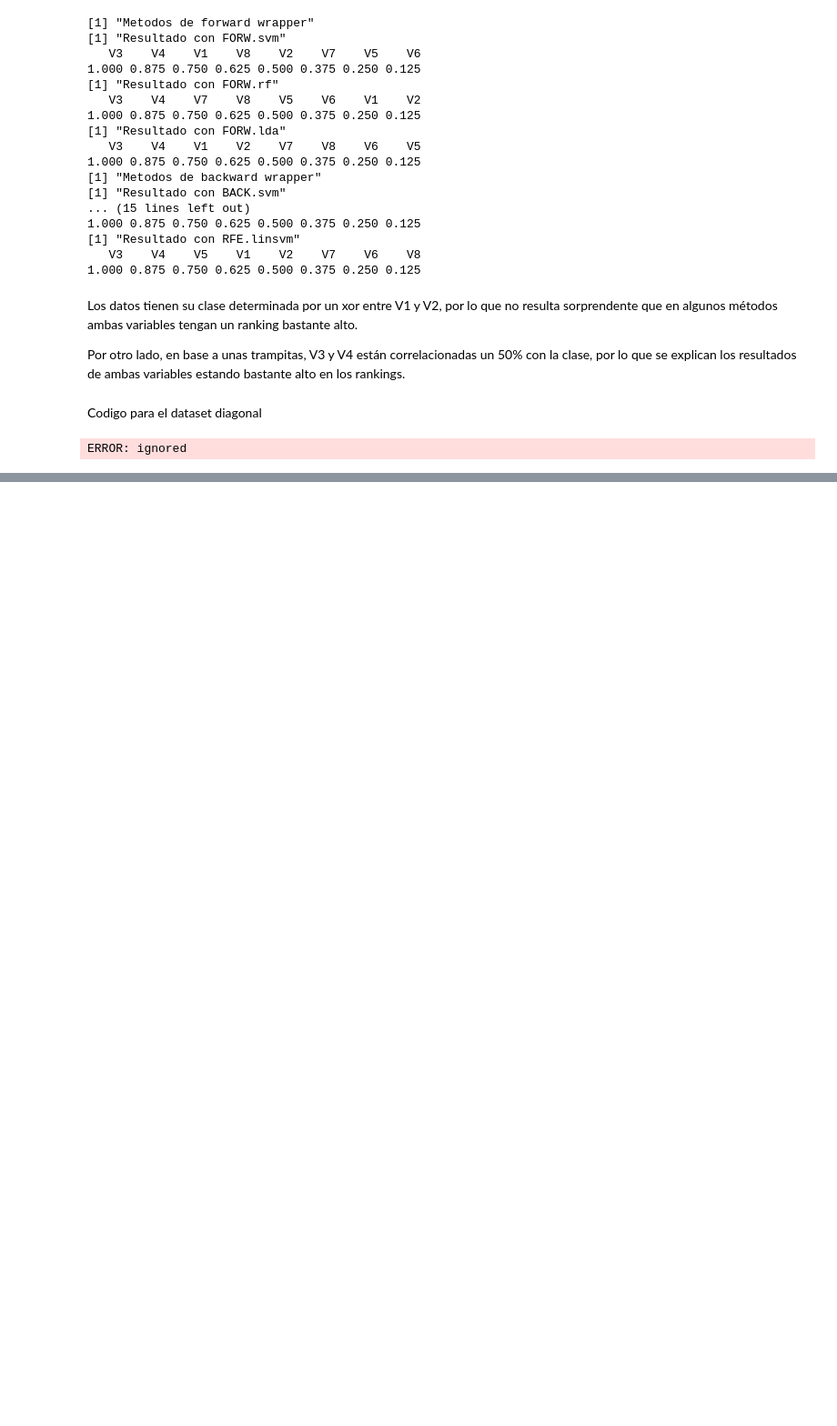
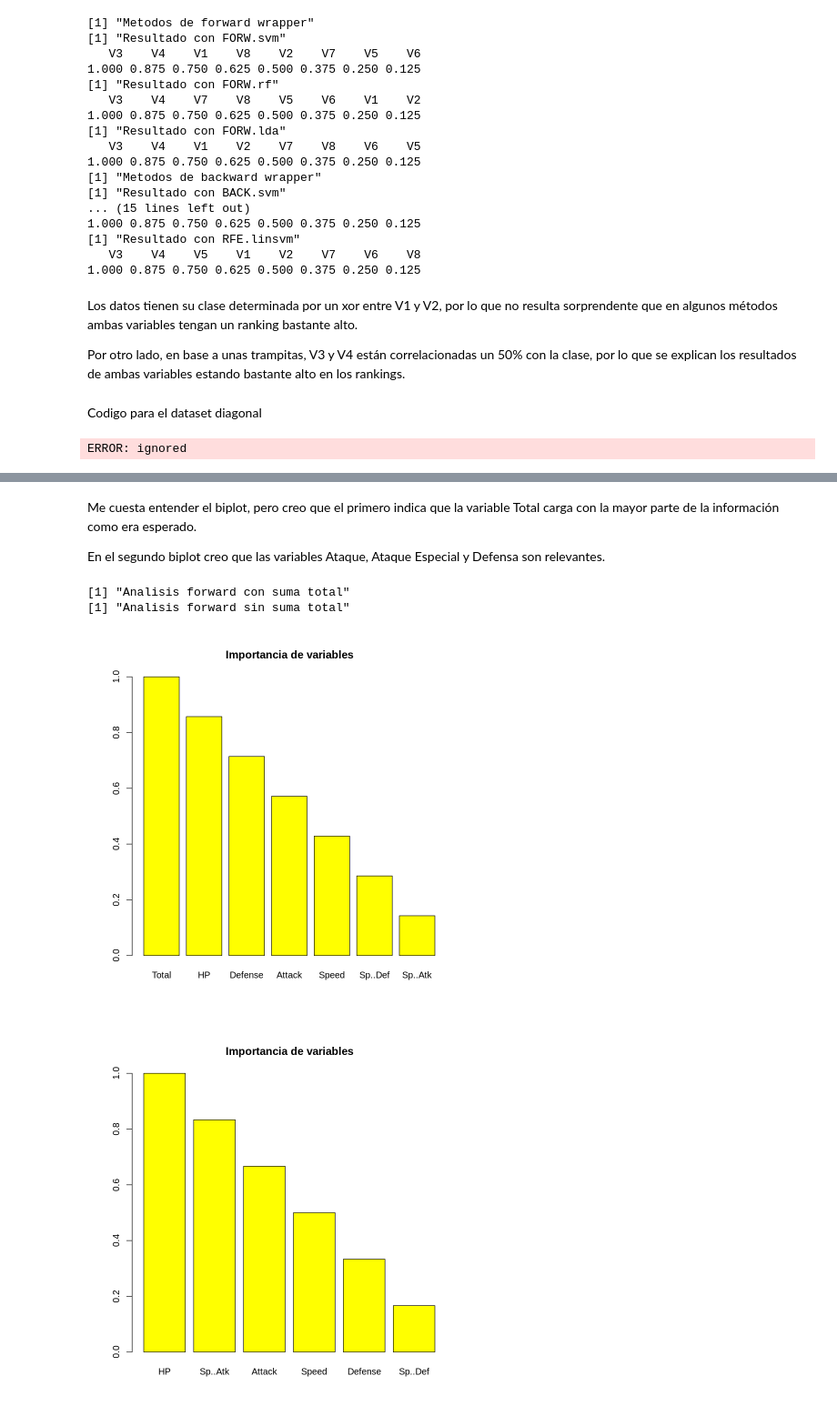
Before and after one commit to AgustinGurvich/TMD, a Jupyter notebook: TMD_TP2.ipynb, the cells around one changed output, grey strips where cells are left out. Shown at 91% size. Drawn from its saved outputs; the diff is of its cells as text; code cells hidden in the pictures; blank space fills up the shorter version.

```diff
--- a/TMD_TP2.ipynb
+++ b/TMD_TP2.ipynb
@@ -625,0 +657,15 @@ biplot(pokemonData.pca,choices=c(1,2),cex=0.8)
+# %% [markdown]
+Me cuesta entender el biplot, pero creo que el primero indica que la variable Total carga con la mayor parte de la información como era esperado.
+
+En el segundo biplot creo que las variables Ataque, Ataque Especial y Defensa son relevantes.
+# %%
+invisible(capture.output(pokemonData.FORW.svm<-forward.ranking(pokemonDataFiltrada,pokemonData[,13],method="svm.est")))
+barplot(height=pokemonData.FORW.svm$importance, names=pokemonData.FORW.svm$ordered.names.list, col="yellow", main="Importancia de variables")
+
+invisible(capture.output(pokemonData2.FORW.svm<-forward.ranking(pokemonDataFiltradaSinTotal,pokemonData[,13],method="svm.est")))
+barplot(height=pokemonData2.FORW.svm$importance, names=pokemonData2.FORW.svm$ordered.names.list, col="yellow", main="Importancia de variables")
+# %% [output]
+[1] "Analisis forward con suma total"
+[1] "Analisis forward sin suma total"
+[figure, added]
+[figure, added]
```
Also changed, not shown: parts of 15 cells of this notebook.
